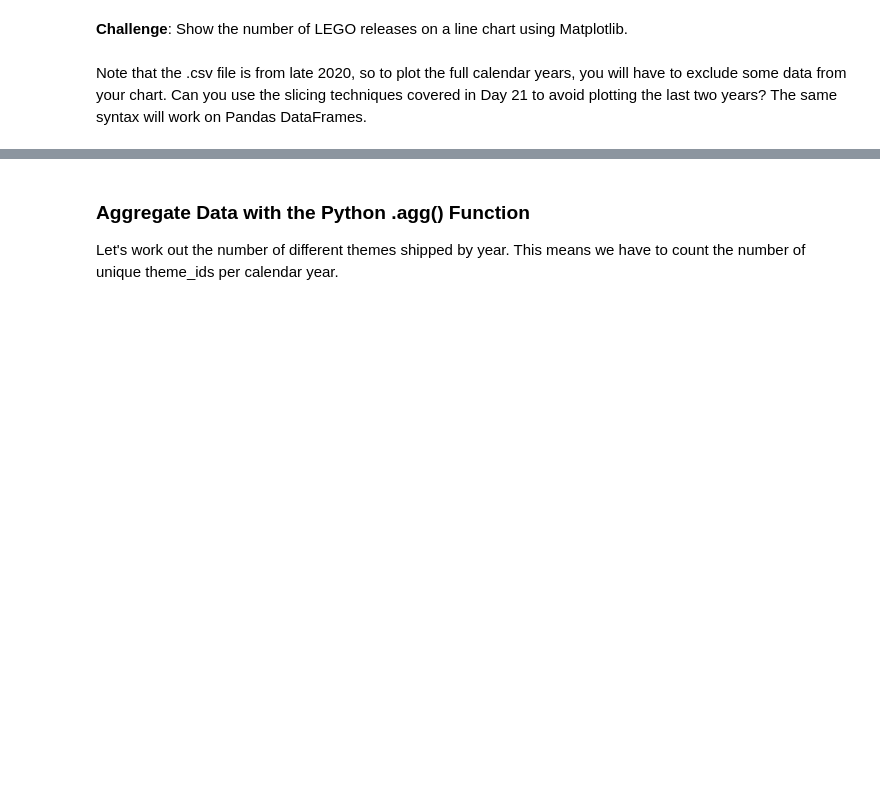
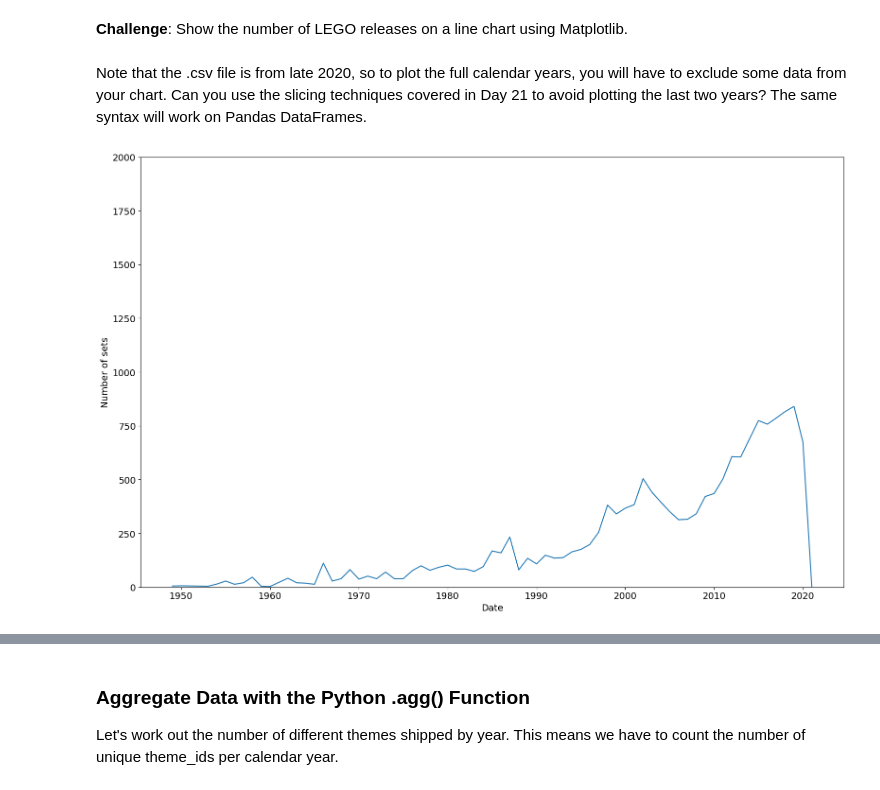
Before and after one commit to PuddiPuddi96/Python, a Jupyter notebook: 100-days-of-code/day-74/notebooks/Lego_Analysis_for_Course_(start).ipynb, the cells around one changed output, grey strips where cells are left out. Drawn from its saved outputs; the diff is of its cells as text; code cells hidden in the pictures; blank space fills up the shorter version.

Commit message:
[DAY-74]: read sets.csv file and plots some data

```diff
--- a/100-days-of-code/day-74/notebooks/Lego_Analysis_for_Course_(start).ipynb
+++ b/100-days-of-code/day-74/notebooks/Lego_Analysis_for_Course_(start).ipynb
@@ -86,3 +86,5 @@ A lego set is a particular box of LEGO or product. Therefore, a single theme typ
 The <code>sets.csv</code> data contains a list of sets over the years and the number of parts that each of these sets contained.
 
 **Challenge**: Read the sets.csv data and take a look at the first and last couple of rows.
+# %%
+sets_df = pd.read_csv('../data/sets.csv')
@@ -95,2 +147,5 @@ The <code>sets.csv</code> data contains a list of sets over the years and the nu
 # %% [markdown]
 **Challenge**: Use <code>.groupby()</code> and <code>.count()</code> to show the number of LEGO sets released year-on-year. How do the number of sets released in 1955 compare to the number of sets released in 2019?
+# %%
+sets_by_year = sets_df.groupby('year').count()
+sets_by_year['set_num'].head()
@@ -98,3 +171,20 @@ The <code>sets.csv</code> data contains a list of sets over the years and the nu
 **Challenge**: Show the number of LEGO releases on a line chart using Matplotlib. <br>
 <br>
 Note that the .csv file is from late 2020, so to plot the full calendar years, you will have to exclude some data from your chart. Can you use the slicing techniques covered in Day 21 to avoid plotting the last two years? The same syntax will work on Pandas DataFrames.
+# %%
+plt.figure(figsize=(16, 10))
+
+plt.xticks(fontsize=14)
+plt.yticks(fontsize=14)
+
+plt.xlabel('Date', fontsize=14)
+plt.ylabel('Number of sets', fontsize=14)
+
+plt.ylim(0, 2000)
+
+plt.plot(sets_by_year.index, sets_by_year['set_num'])
+
+plt.tight_layout()
+plt.show()
+# %% [output]
+[figure, added]
```
Also changed, not shown: parts of 9 cells of this notebook.
